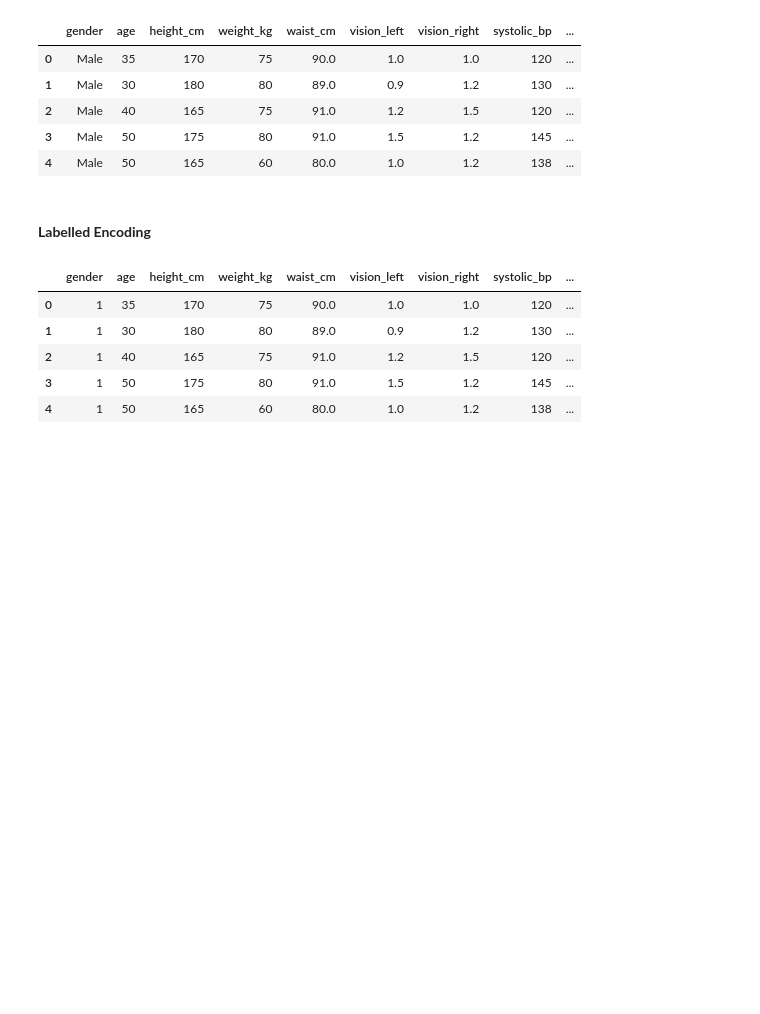
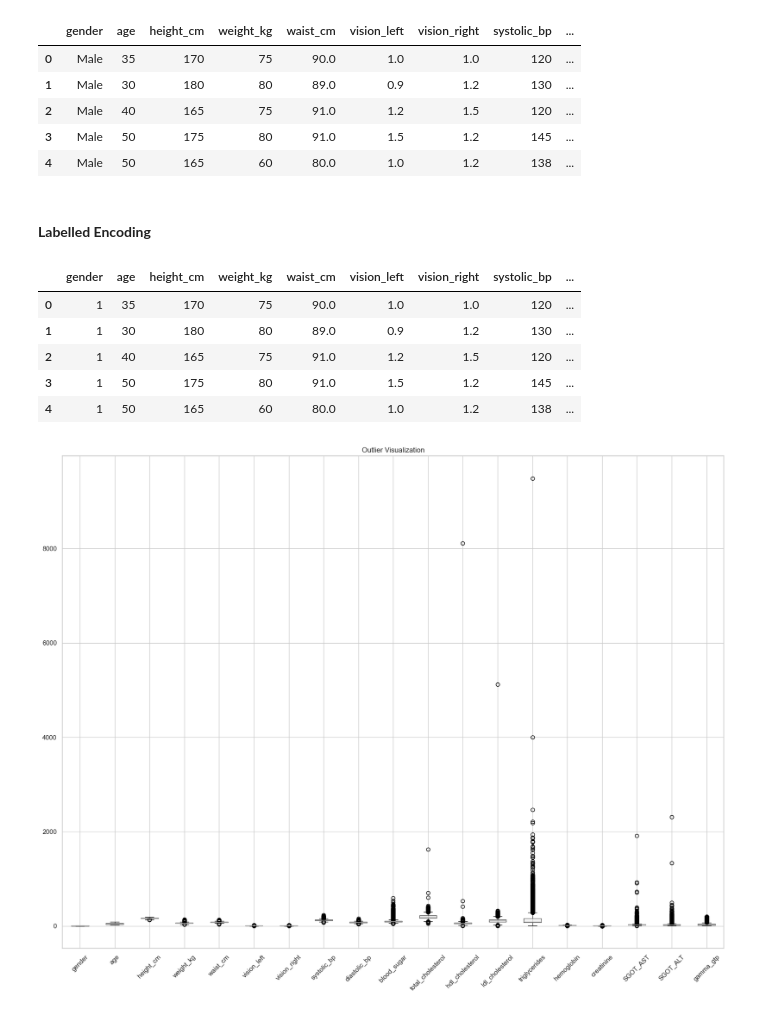
Before and after one commit to rajpurohitmohit/Machine-Learning, a Jupyter notebook: Project/Smoking Drinking/Smoking_Drinking_Prediction.ipynb, the cells around one changed output. Cells and saved outputs as stored; diff of their text form; code cells hidden in the pictures; blank space fills up the shorter version.

```diff
--- a/Project/Smoking Drinking/Smoking_Drinking_Prediction.ipynb
+++ b/Project/Smoking Drinking/Smoking_Drinking_Prediction.ipynb
@@ -220,7 +209,7 @@ dataset.groupby('smoking_status').mean(numeric_only=True)
 | 2 | 50.139844 | 167.309147 | 69.218822 | 85.186245 | 1.024507 | 1.024370 | 1.041151 | 1.036222 | ... |
 | 3 | 43.184747 | 168.448129 | 69.562766 | 84.221525 | 1.040976 | 1.050156 | 1.022738 | 1.020275 | ... |
 # %%
-# dataset.drop(['hear_left', 'hear_right', 'urine_protein'], axis=1, inplace=True)
+dataset.drop(['hear_left', 'hear_right', 'urine_protein'], axis=1, inplace=True)
 # %%
 dataset.head()
 # %% [output]
@@ -247,3 +236,18 @@ dataset.head()
 | 2 | 1 | 40 | 165 | 75 | 91.0 | 1.2 | 1.5 | 120 | ... |
 | 3 | 1 | 50 | 175 | 80 | 91.0 | 1.5 | 1.2 | 145 | ... |
 | 4 | 1 | 50 | 165 | 60 | 80.0 | 1.0 | 1.2 | 138 | ... |
+# %%
+numerical_columns = ['gender', 'age', 'height_cm', 'weight_kg', 'waist_cm', 'vision_left', 'vision_right',
+                 'systolic_bp', 'diastolic_bp', 'blood_sugar', 'total_cholesterol', 'hdl_cholesterol', 'ldl_cholesterol',
+                 'triglycerides', 'hemoglobin', 'creatinine', 'SGOT_AST',
+                 'SGOT_ALT', 'gamma_gtp']
+# %%
+import matplotlib.pyplot as plt
+
+plt.figure(figsize=(20, 15))
+dataset[numerical_columns].boxplot()
+plt.xticks(rotation=45)
+plt.title('Outlier Visualization')
+plt.show()
+# %% [output]
+[figure, added]
```
Also changed, not shown: parts of 3 cells of this notebook.
